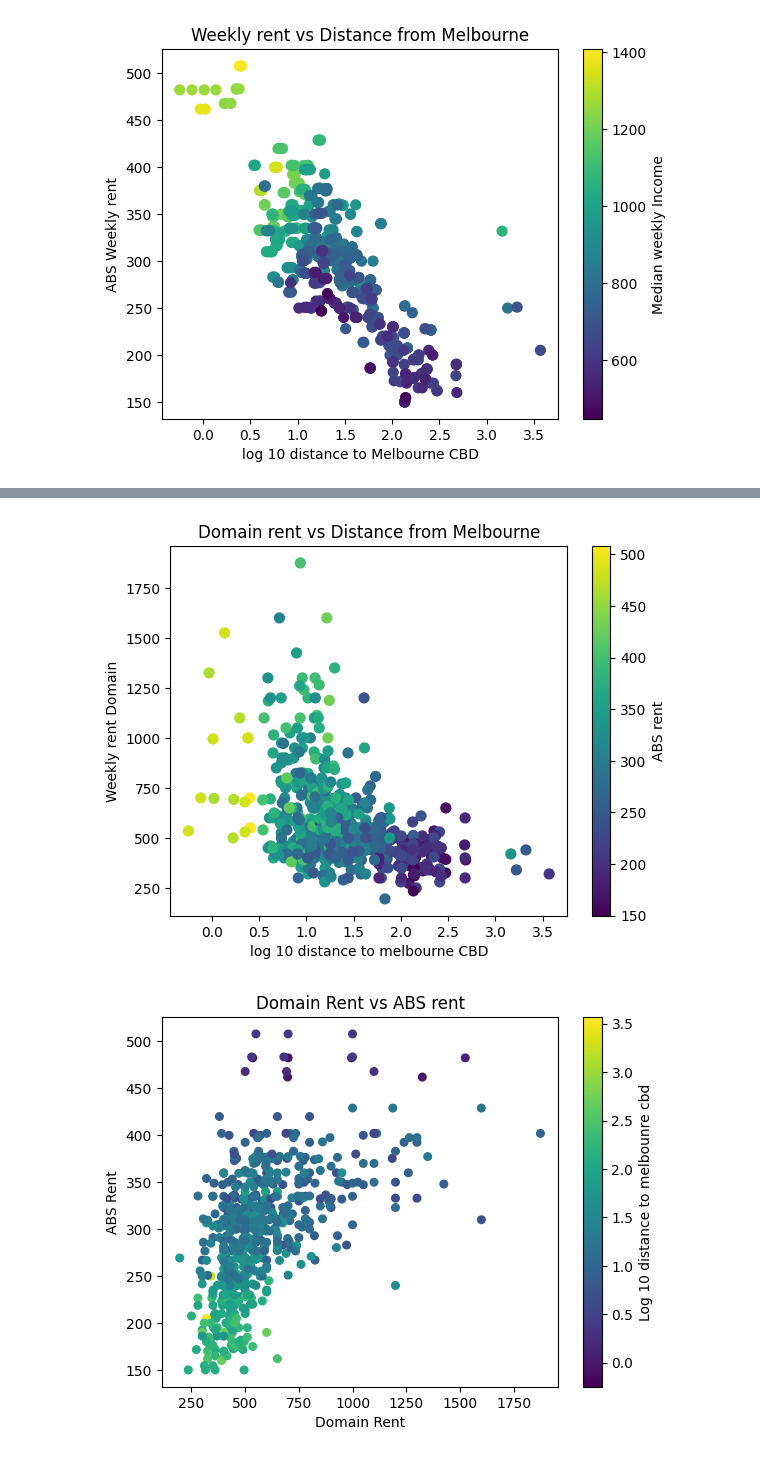
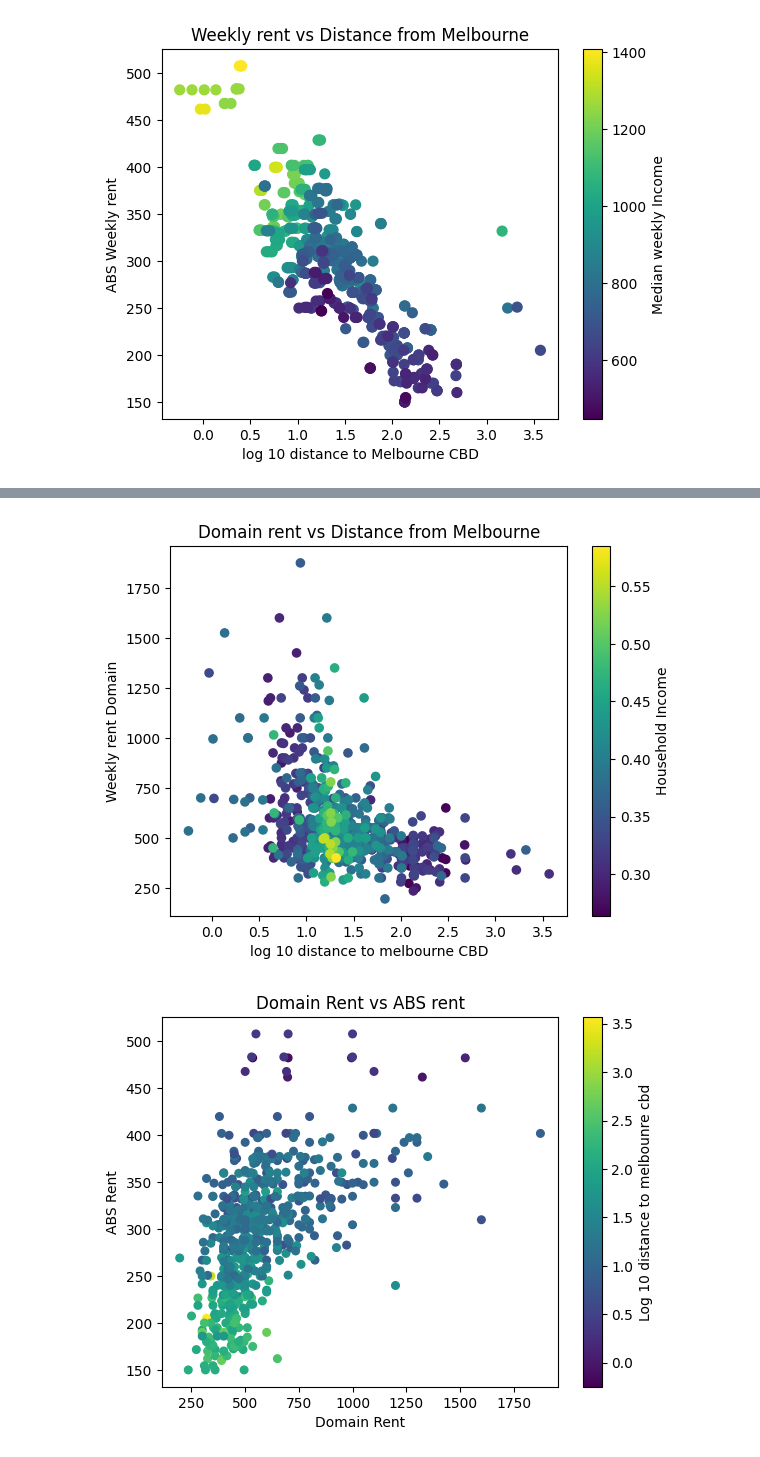
Before and after one commit to stephenmarcou/Real-Estate-Industry-Project, a Jupyter notebook: notebooks/affordability.ipynb, the cells around one changed output, grey strips where cells are left out. Cells and saved outputs as stored; diff of their text form; code cells hidden in the pictures.

```diff
--- a/notebooks/affordability.ipynb
+++ b/notebooks/affordability.ipynb
@@ -73,6 +23,8 @@ df
 # %%
-# Function to calculate distance
 def calculate_distance(point_str, target_coordinates):
+    """
+    Function to calculate distance between 2 corodinates the point_str and the target coordinates
+    """
     # Extract latitude and longitude from the 'geometry' column
     coordinates = point_str.strip('POINT ()').split()
     lat, lon = float(coordinates[1]), float(coordinates[0])
@@ -180,23 +118,23 @@ Text(0.5, 1.0, 'Weekly rent vs Distance from Melbourne')
 # %%
 
-plt.scatter(np.log10(affordability_df['distance_to_melb_cbd_km']), affordability_df['weekly rent amount'], c=affordability_df['median weekly household rental payment ($) 2021'],  cmap='viridis', s=50)  # 'viridis' is a colormap
+plt.scatter(np.log10(affordability_df['distance_to_melb_cbd_km']), affordability_df['weekly rent amount'], c=affordability_df['rent as proportion of income'],  cmap='viridis', s=35)  # 'viridis' is a colormap
 plt.xlabel('log 10 distance to melbourne CBD')
 plt.ylabel('Weekly rent Domain')
 
 
 # Add a colorbar to show the mapping
 colorbar = plt.colorbar()
-colorbar.set_label('ABS rent')
+colorbar.set_label('Household Income')
 
-#adding a title
+# adding a title
 title = 'Domain rent vs Distance from Melbourne'
 plt.title(title)
 
-#saving the plot
+# saving the plot
 path = f"../plots/{title.replace(' ', '_')}.png"
 plt.savefig(path)
 # %% [output]
-[figure, old version]
+[figure, new version]
 # %%
 plt.scatter(affordability_df['weekly rent amount'], affordability_df['median weekly household rental payment ($) 2021'], c=np.log10(affordability_df['distance_to_melb_cbd_km']), cmap='viridis', s=30)  # 'viridis' is a colormap
 plt.xlabel('Domain Rent')
```
Also changed, not shown: parts of 19 cells of this notebook, 2 other files.
